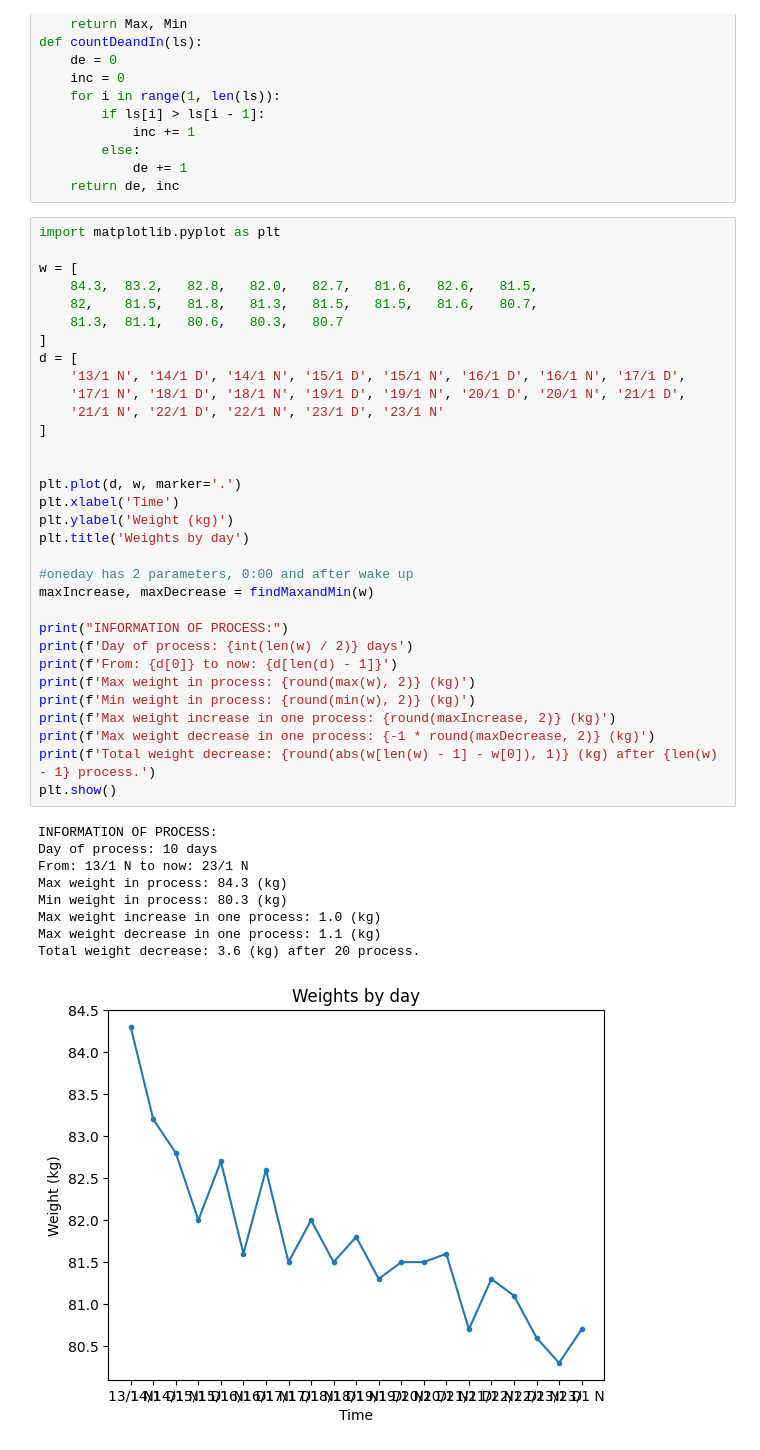
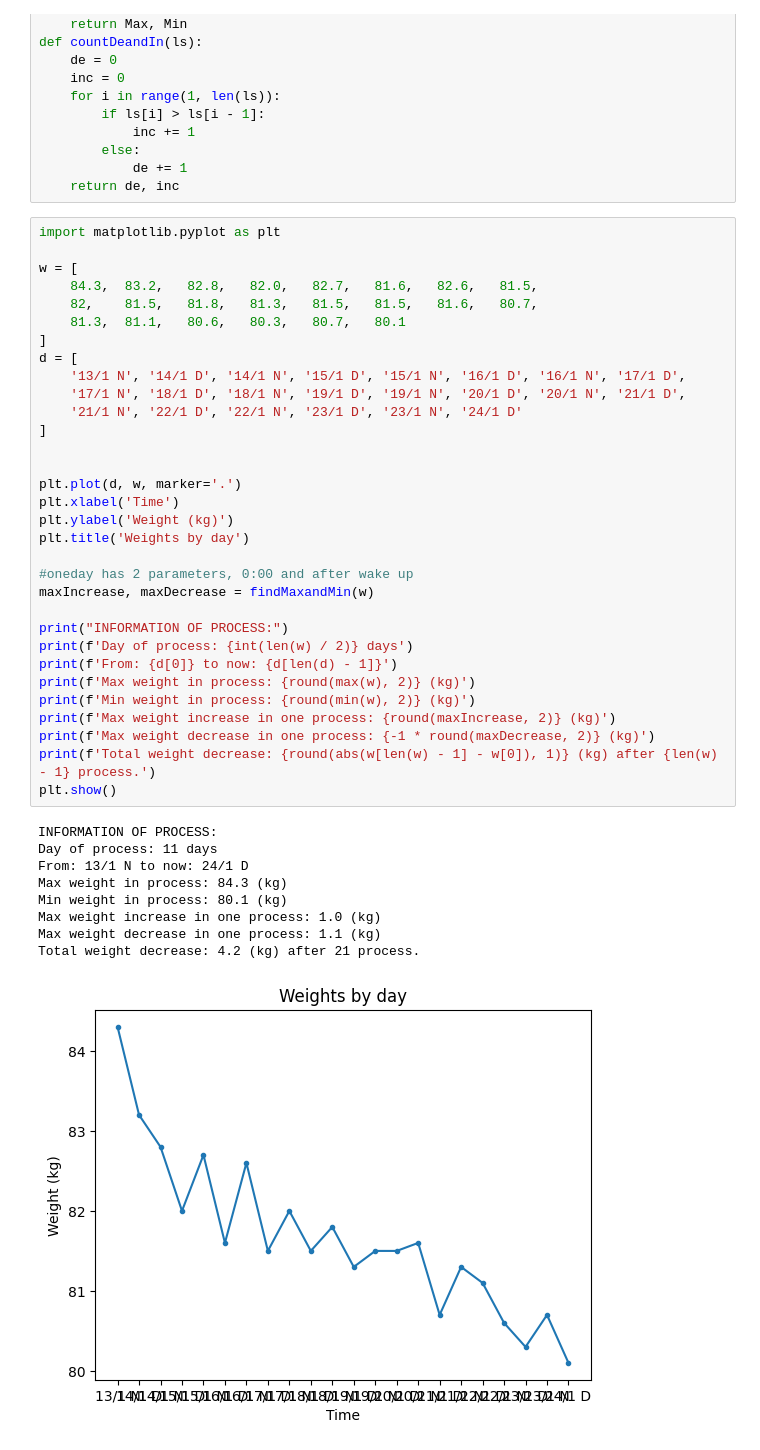
Before and after one commit to thanhbl-hust/Data-structures-and-Algorithms, a Jupyter notebook: train_12_1/weights.ipynb, the cells around one changed output. Drawn from its saved outputs; the diff is of its cells as text.

Commit message:
process

```diff
--- a/train_12_1/weights.ipynb
+++ b/train_12_1/weights.ipynb
@@ -27,42 +27,42 @@ import matplotlib.pyplot as plt
 w = [
     84.3,  83.2,   82.8,   82.0,   82.7,   81.6,   82.6,   81.5,
     82,    81.5,   81.8,   81.3,   81.5,   81.5,   81.6,   80.7,
-    81.3,  81.1,   80.6,   80.3,   80.7
+    81.3,  81.1,   80.6,   80.3,   80.7,   80.1
 ]
 d = [
     '13/1 N', '14/1 D', '14/1 N', '15/1 D', '15/1 N', '16/1 D', '16/1 N', '17/1 D',
     '17/1 N', '18/1 D', '18/1 N', '19/1 D', '19/1 N', '20/1 D', '20/1 N', '21/1 D',
-    '21/1 N', '22/1 D', '22/1 N', '23/1 D', '23/1 N'
+    '21/1 N', '22/1 D', '22/1 N', '23/1 D', '23/1 N', '24/1 D'
 ]
 
 
 plt.plot(d, w, marker='.')
 plt.xlabel('Time')
 plt.ylabel('Weight (kg)')
 plt.title('Weights by day')
 
 #oneday has 2 parameters, 0:00 and after wake up
 maxIncrease, maxDecrease = findMaxandMin(w)
 
 print("INFORMATION OF PROCESS:")
 print(f'Day of process: {int(len(w) / 2)} days')
 print(f'From: {d[0]} to now: {d[len(d) - 1]}')
 print(f'Max weight in process: {round(max(w), 2)} (kg)')
 print(f'Min weight in process: {round(min(w), 2)} (kg)')
 print(f'Max weight increase in one process: {round(maxIncrease, 2)} (kg)')
 print(f'Max weight decrease in one process: {-1 * round(maxDecrease, 2)} (kg)')
 print(f'Total weight decrease: {round(abs(w[len(w) - 1] - w[0]), 1)} (kg) after {len(w) - 1} process.')
 plt.show()
 # %% [output]
 INFORMATION OF PROCESS:
-Day of process: 10 days
-From: 13/1 N to now: 23/1 N
+Day of process: 11 days
+From: 13/1 N to now: 24/1 D
 Max weight in process: 84.3 (kg)
-Min weight in process: 80.3 (kg)
+Min weight in process: 80.1 (kg)
 Max weight increase in one process: 1.0 (kg)
 Max weight decrease in one process: 1.1 (kg)
-Total weight decrease: 3.6 (kg) after 20 process.
+Total weight decrease: 4.2 (kg) after 21 process.
-[figure, old version]
+[figure, new version]
 # %%
 de, inc = countDeandIn(w)
 de_percent = 100 * (round(de / (de + inc), 3))
```
Also changed, not shown: parts of 1 cell of this notebook.
